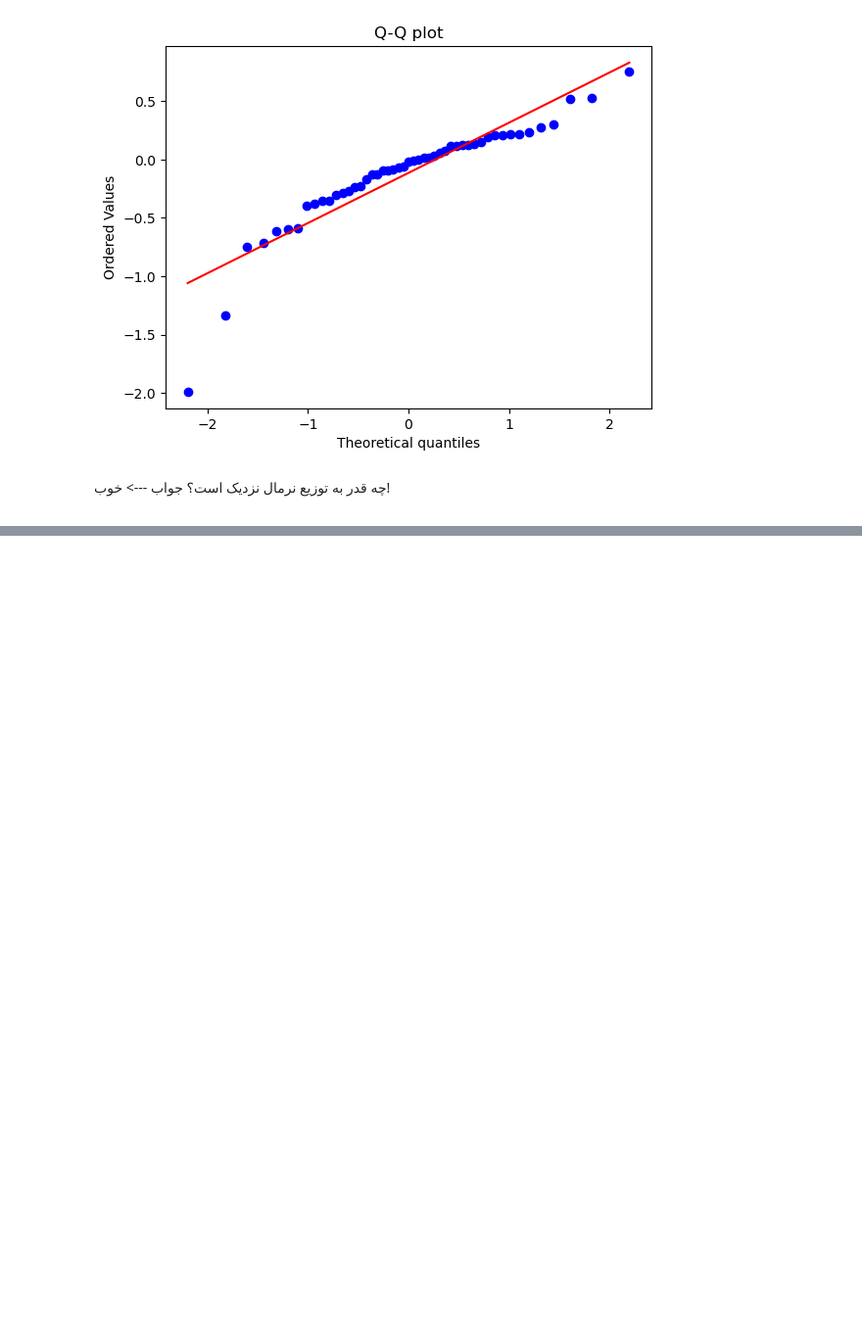
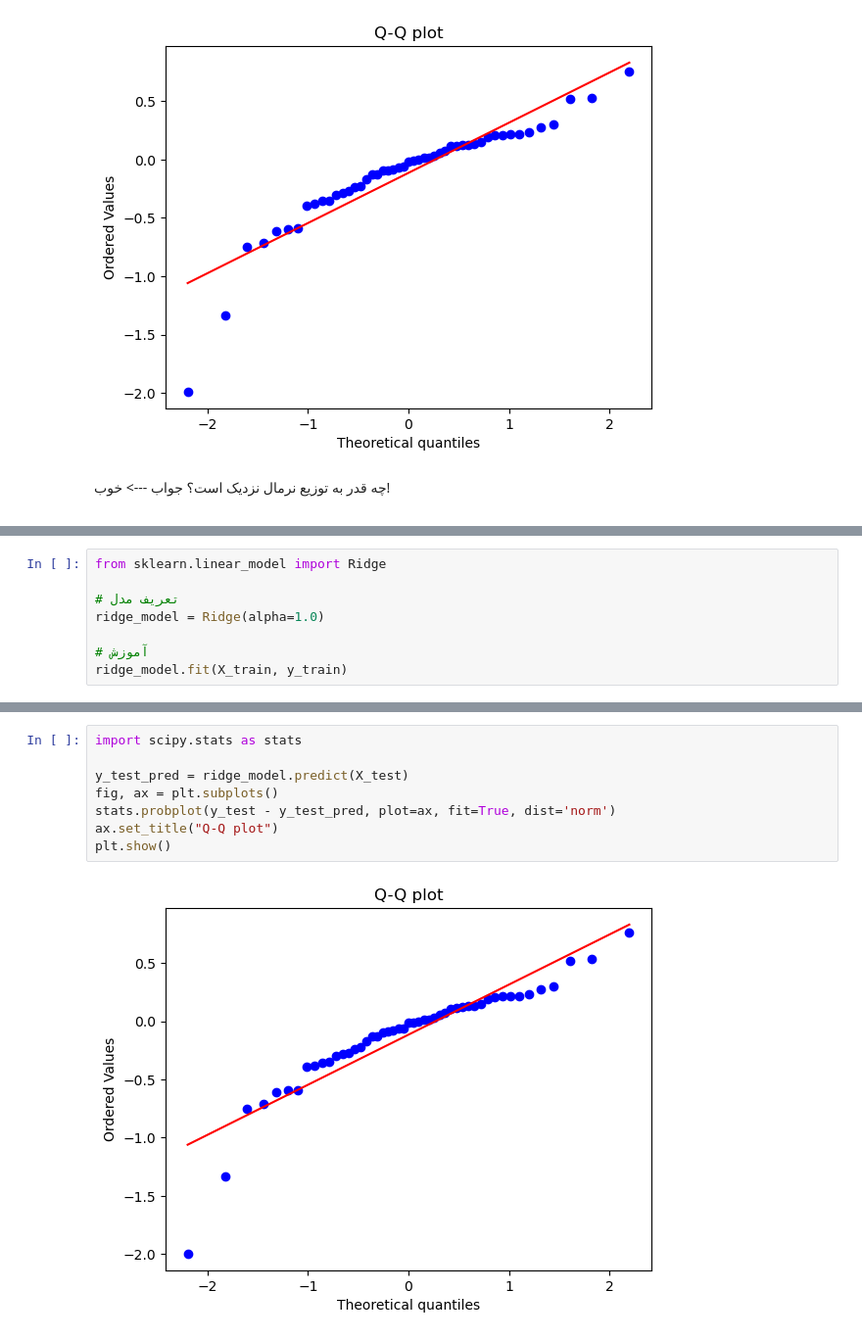
Before and after one commit to AliMHD1377/predicting-tips, a Jupyter notebook: predicting_tips.ipynb, the cells around one changed output, grey strips where cells are left out. Shown at 98% size. Cells and saved outputs as stored; diff of their text form; blank space fills up the shorter version.

```diff
--- a/predicting_tips.ipynb
+++ b/predicting_tips.ipynb
@@ -428,0 +431,8 @@ plt.show()
+# %%
+from sklearn.linear_model import Ridge
+
+# تعریف مدل
+ridge_model = Ridge(alpha=1.0)
+
+# آموزش
+ridge_model.fit(X_train, y_train)
@@ -428,0 +478,10 @@ plt.show()
+# %%
+import scipy.stats as stats
+
+y_test_pred = ridge_model.predict(X_test)
+fig, ax = plt.subplots()
+stats.probplot(y_test - y_test_pred, plot=ax, fit=True, dist='norm')
+ax.set_title("Q-Q plot")
+plt.show()
+# %% [output]
+[figure, added]
```
Also changed, not shown: parts of 8 cells of this notebook.
